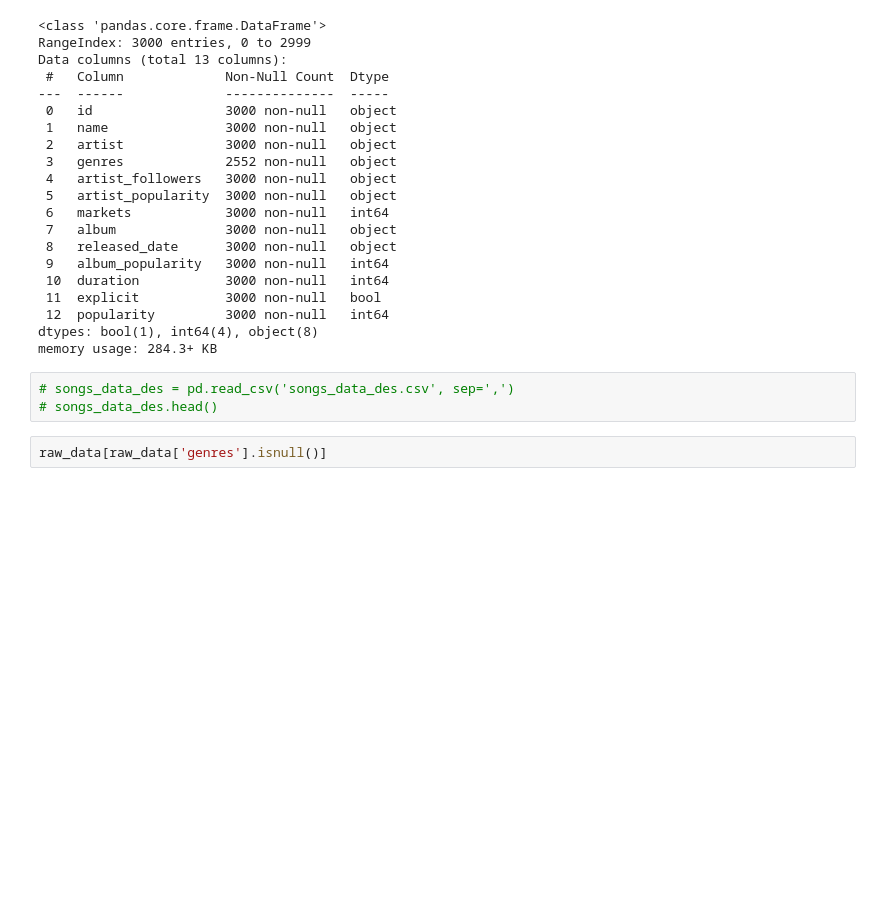
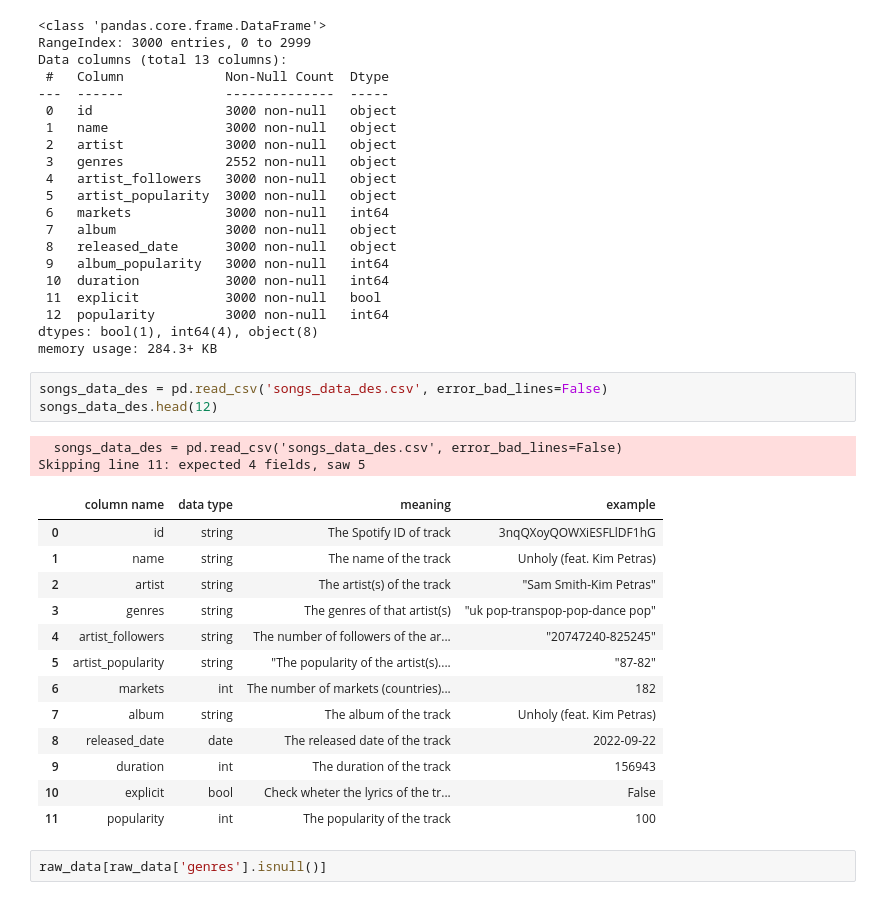
Before and after one commit to quytrungg/Final_Project_CSC14119, a Jupyter notebook: songs_data_exploration.ipynb, the cells around one changed output. Cells and saved outputs as stored; diff of their text form; blank space fills up the shorter version.

Commit message:
Complete songs data exploration

```diff
--- a/songs_data_exploration.ipynb
+++ b/songs_data_exploration.ipynb
@@ -37,8 +37,24 @@ Data columns (total 13 columns):
 dtypes: bool(1), int64(4), object(8)
 memory usage: 284.3+ KB
 # %%
-# songs_data_des = pd.read_csv('songs_data_des.csv', sep=',')
-# songs_data_des.head()
+songs_data_des = pd.read_csv('songs_data_des.csv', error_bad_lines=False)
+songs_data_des.head(12)
+# %% [output]
+  songs_data_des = pd.read_csv('songs_data_des.csv', error_bad_lines=False)
+Skipping line 11: expected 4 fields, saw 5
+|  | column name | data type | meaning | example |
+| 0 | id | string | The Spotify ID of track | 3nqQXoyQOWXiESFLlDF1hG |
+| 1 | name | string | The name of the track | Unholy (feat. Kim Petras) |
+| 2 | artist | string | The artist(s) of the track | "Sam Smith-Kim Petras" |
+| 3 | genres | string | The genres of that artist(s) | "uk pop-transpop-pop-dance pop" |
+| 4 | artist_followers | string | The number of followers of the ar... | "20747240-825245" |
+| 5 | artist_popularity | string | "The popularity of the artist(s).... | "87-82" |
+| 6 | markets | int | The number of markets (countries)... | 182 |
+| 7 | album | string | The album of the track | Unholy (feat. Kim Petras) |
+| 8 | released_date | date | The released date of the track | 2022-09-22 |
+| 9 | duration | int | The duration of the track | 156943 |
+| 10 | explicit | bool | Check wheter the lyrics of the tr... | False |
+| 11 | popularity | int | The popularity of the track | 100 |
 # %%
 raw_data[raw_data['genres'].isnull()]
 # %% [output]
```
Also changed, not shown: 1 other file.
